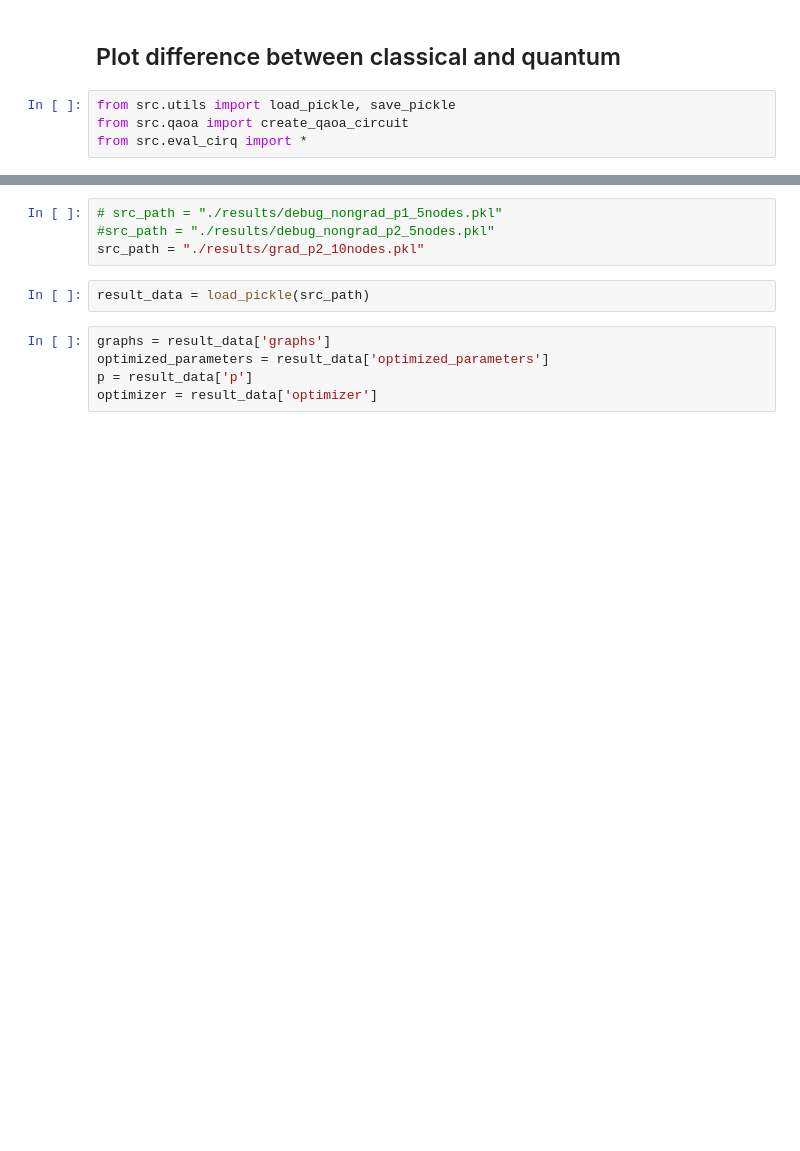
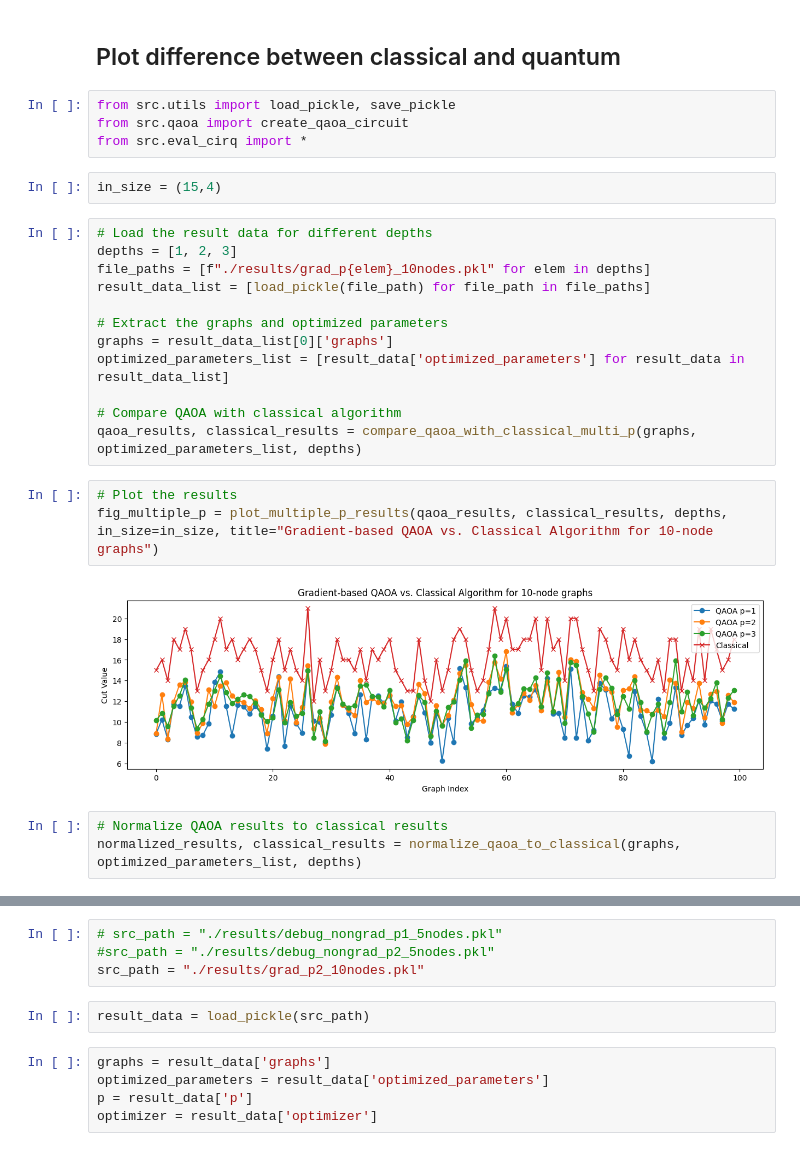
Before and after one commit to DanielFPerez/VQA-for-MaxCut, a Jupyter notebook: main_evaluate_circuits.ipynb, the cells around one changed output, grey strips where cells are left out. Saved outputs shown, nothing was run; the diff lists cells and outputs as text; blank space fills up the shorter version.

Commit message:
results for 10 nodes and 20 nodes graphs

```diff
--- a/main_evaluate_circuits.ipynb
+++ b/main_evaluate_circuits.ipynb
@@ -4,3 +4,25 @@
 from src.utils import load_pickle, save_pickle
 from src.qaoa import create_qaoa_circuit
 from src.eval_cirq import *
+# %%
+in_size = (15,4)
+# %%
+# Load the result data for different depths
+depths = [1, 2, 3]
+file_paths = [f"./results/grad_p{elem}_10nodes.pkl" for elem in depths]
+result_data_list = [load_pickle(file_path) for file_path in file_paths]
+
+# Extract the graphs and optimized parameters
+graphs = result_data_list[0]['graphs']
+optimized_parameters_list = [result_data['optimized_parameters'] for result_data in result_data_list]
+
+# Compare QAOA with classical algorithm
+qaoa_results, classical_results = compare_qaoa_with_classical_multi_p(graphs, optimized_parameters_list, depths)
+# %%
+# Plot the results
+fig_multiple_p = plot_multiple_p_results(qaoa_results, classical_results, depths, in_size=in_size, title="Gradient-based QAOA vs. Classical Algorithm for 10-node graphs")
+# %% [output]
+[figure, added]
+# %%
+# Normalize QAOA results to classical results
+normalized_results, classical_results = normalize_qaoa_to_classical(graphs, optimized_parameters_list, depths)
```
Also changed, not shown: parts of 11 cells of this notebook, 21 other files.
